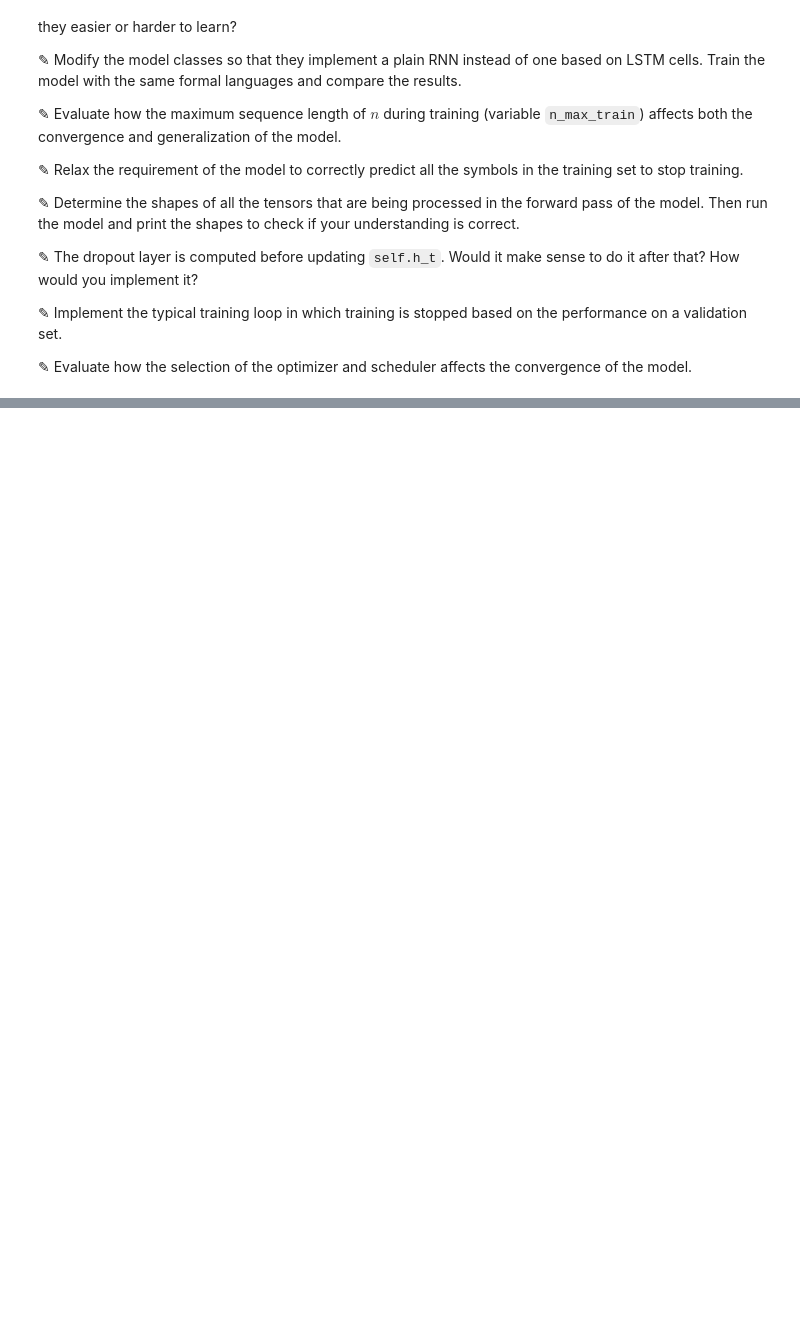
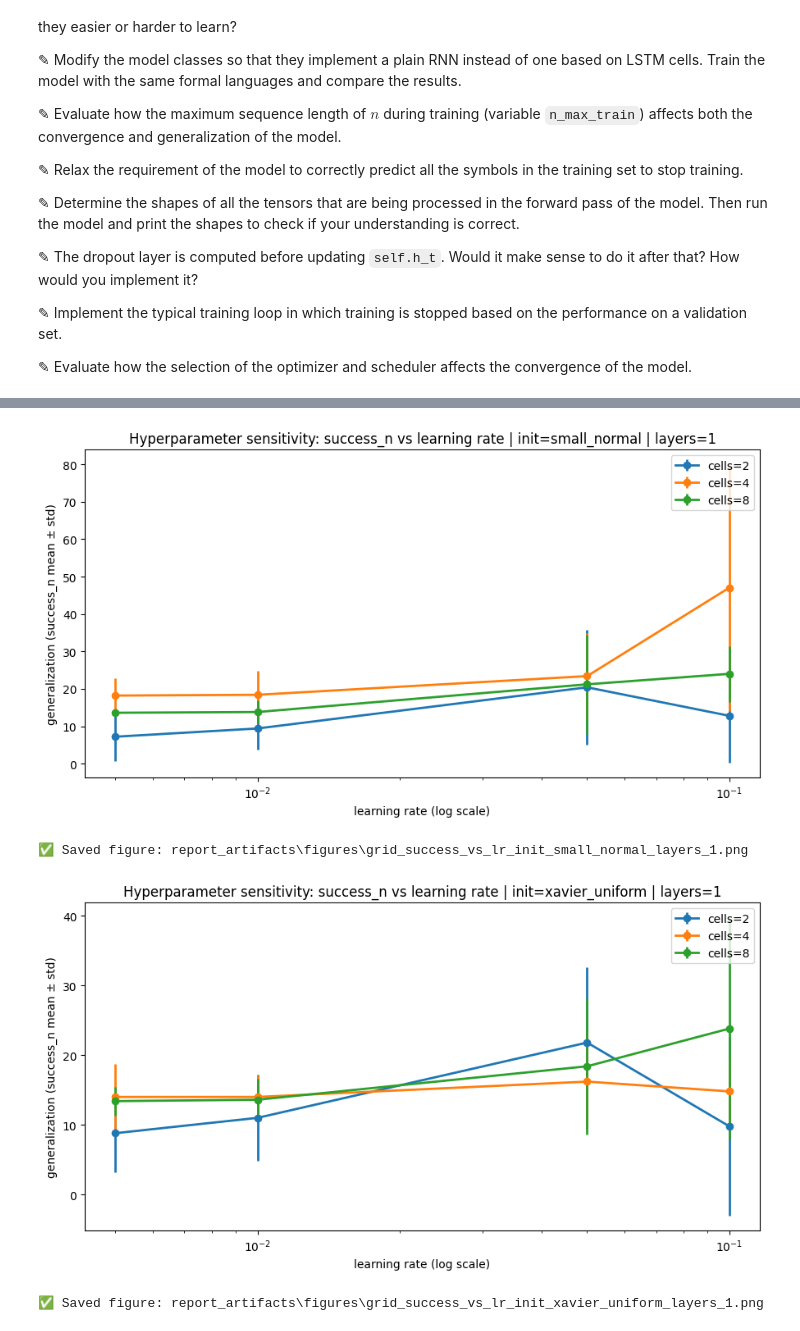
Before and after one commit to cacs2-ua/ap-redaction, a Jupyter notebook: Copia_de_lstm.ipynb, the cells around one changed output, grey strips where cells are left out. Saved outputs shown, nothing was run; the diff lists cells and outputs as text; code cells hidden in the pictures; blank space fills up the shorter version.

```diff
--- a/Copia_de_lstm.ipynb
+++ b/Copia_de_lstm.ipynb
@@ -1502,0 +2502,40 @@ If your learning path is supervised by a teacher, they may have provided you wit
+# %%
+# ==========================================
+# PLOT: SUCCESS vs LR (Cell 3)
+# ==========================================
+def plot_success_vs_lr(df_summary: pd.DataFrame, *, init_scheme=None, num_layers=None):
+    d = df_summary.copy()
+    if init_scheme is not None and "cfg_init_scheme" in d.columns:
+        d = d[d["cfg_init_scheme"] == init_scheme]
+    if num_layers is not None and "cfg_num_layers" in d.columns:
+        d = d[d["cfg_num_layers"] == num_layers]
+
+    lr_col = "cfg_learning_rate" if "cfg_learning_rate" in d.columns else "learning_rate"
+    cells_col = "cfg_num_cells" if "cfg_num_cells" in d.columns else "num_cells"
+
+    plt.figure(figsize=(9, 5))
+    for cells, dd in d.groupby(cells_col):
+        dd = dd.sort_values(lr_col)
+        x = dd[lr_col].to_numpy()
+        y = dd["success_n_mean"].to_numpy()
+        yerr = dd["success_n_std"].fillna(0).to_numpy()
+        plt.errorbar(x, y, yerr=yerr, marker="o", linewidth=2, label=f"cells={cells}")
+
+    plt.xscale("log")
+    plt.xlabel("learning rate (log scale)")
+    plt.ylabel("generalization (success_n mean ± std)")
+    title = "Hyperparameter sensitivity: success_n vs learning rate"
+    if init_scheme: title += f" | init={init_scheme}"
+    if num_layers: title += f" | layers={num_layers}"
+    plt.title(title)
+    plt.legend()
+    savefig(f"grid_success_vs_lr_init_{init_scheme}_layers_{num_layers}".replace("/", "_"))
+
+# Example calls (adjust as needed):
+plot_success_vs_lr(df_grid_summary, init_scheme="small_normal", num_layers=1)
+plot_success_vs_lr(df_grid_summary, init_scheme="xavier_uniform", num_layers=1)
+# %% [output]
+[figure, added]
+✅ Saved figure: report_artifacts\figures\grid_success_vs_lr_init_small_normal_layers_1.png
+[figure, added]
+✅ Saved figure: report_artifacts\figures\grid_success_vs_lr_init_xavier_uniform_layers_1.png
```
Also changed, not shown: parts of 8 cells of this notebook, 14 other files.
